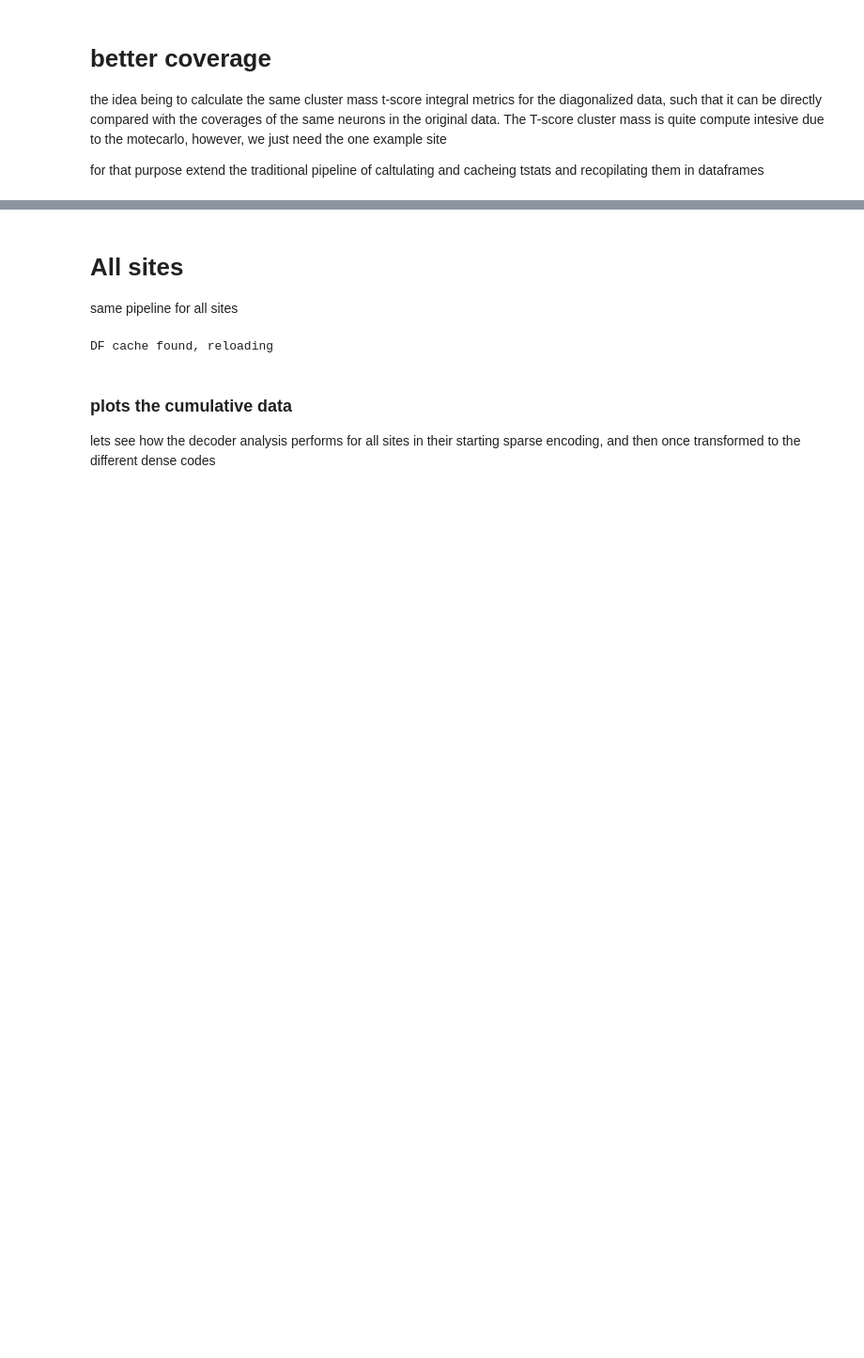
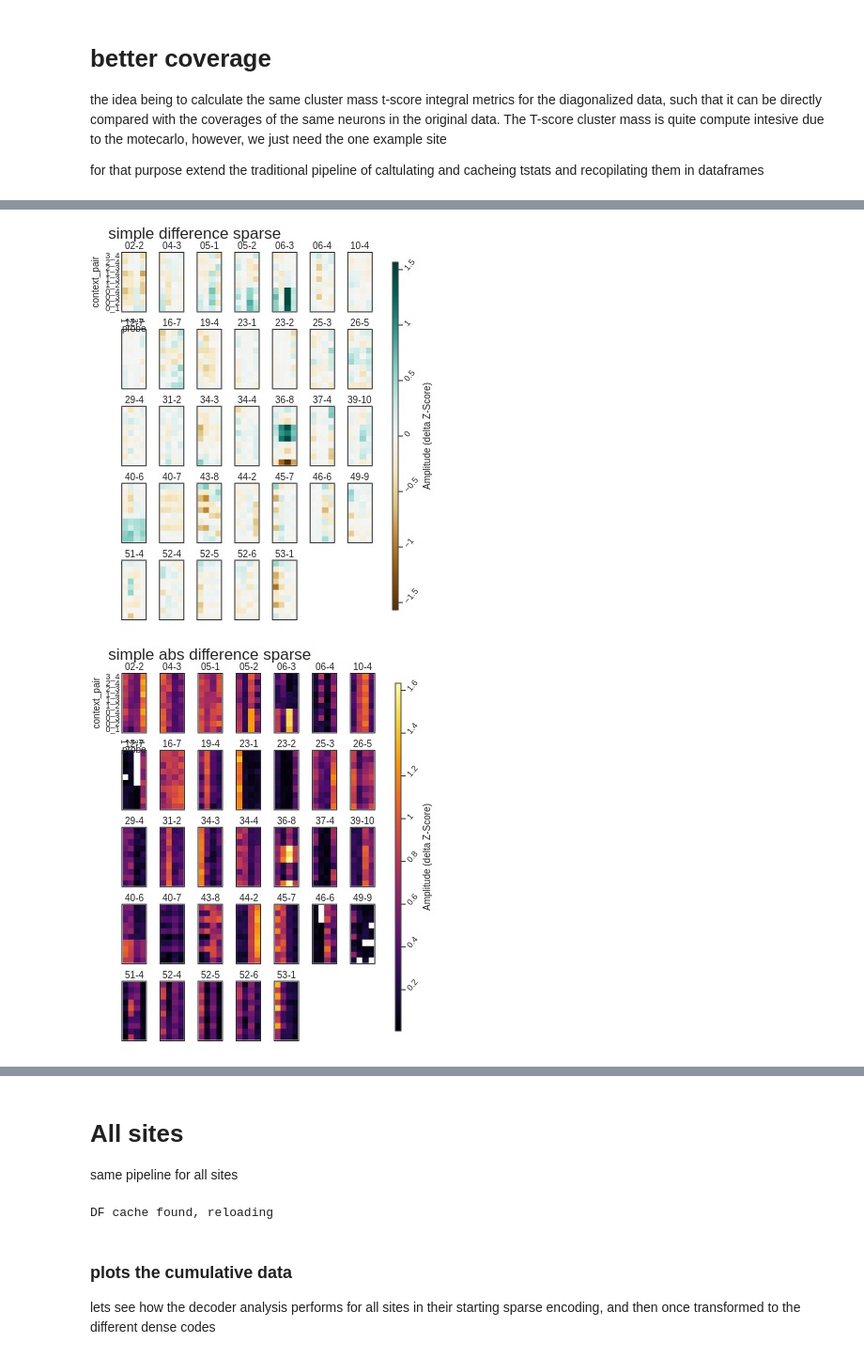
Before and after one commit to Mateo-Lopez-Espejo/context_probe_analysis, a Jupyter notebook: notebooks/230220_diagonalization_functionalized.ipynb, the cells around one changed output, grey strips where cells are left out. Shown at 94% size. Drawn from its saved outputs; the diff is of its cells as text; code cells hidden in the pictures; blank space fills up the shorter version.

```diff
--- a/notebooks/230220_diagonalization_functionalized.ipynb
+++ b/notebooks/230220_diagonalization_functionalized.ipynb
@@ -216,0 +205,13 @@ fig.show(renderer='jpeg')
+# %%
+dense_DF = ctx_effects_as_DF(raster, cellids, raster_meta['raster_fs'], abs=False).query("chunk == 'Full'")
+fig = plot_site_coverages(dense_DF, has_neg=True)
+fig.update_layout(title_text='simple difference sparse')
+fig.show(renderer='jpeg', scale=1)
+
+dense_DF = ctx_effects_as_DF(raster, cellids, raster_meta['raster_fs'], abs=True).query("chunk == 'Full'")
+fig = plot_site_coverages(dense_DF, has_neg=False)
+fig.update_layout(title_text='simple abs difference sparse')
+fig.show(renderer='jpeg', scale=1)
+# %% [output]
+[figure, added]
+[figure, added]
```
Also changed, not shown: parts of 20 cells of this notebook, 6 other files.
